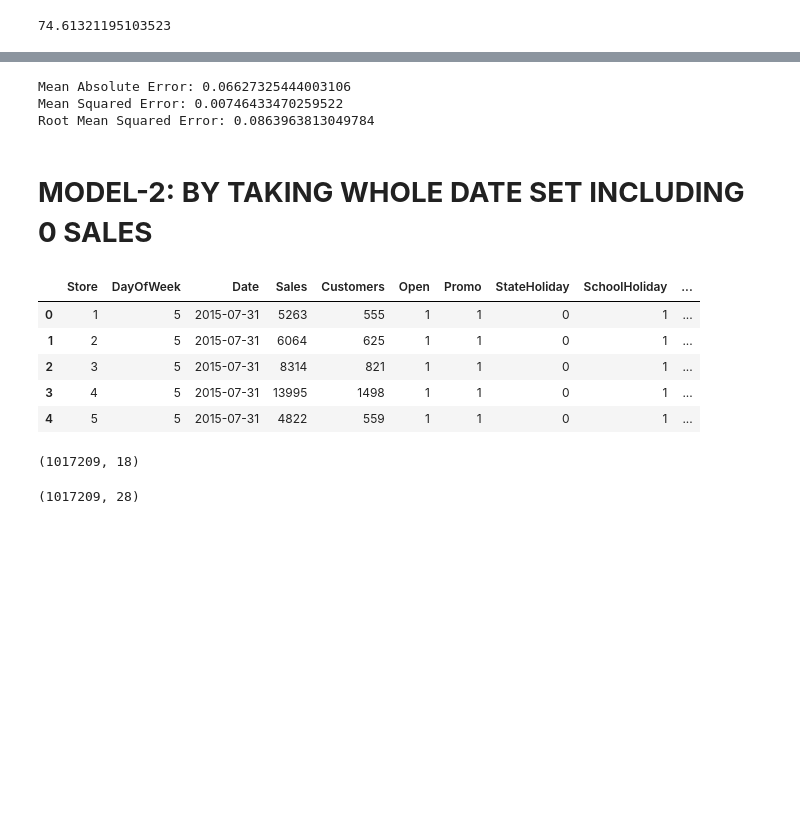
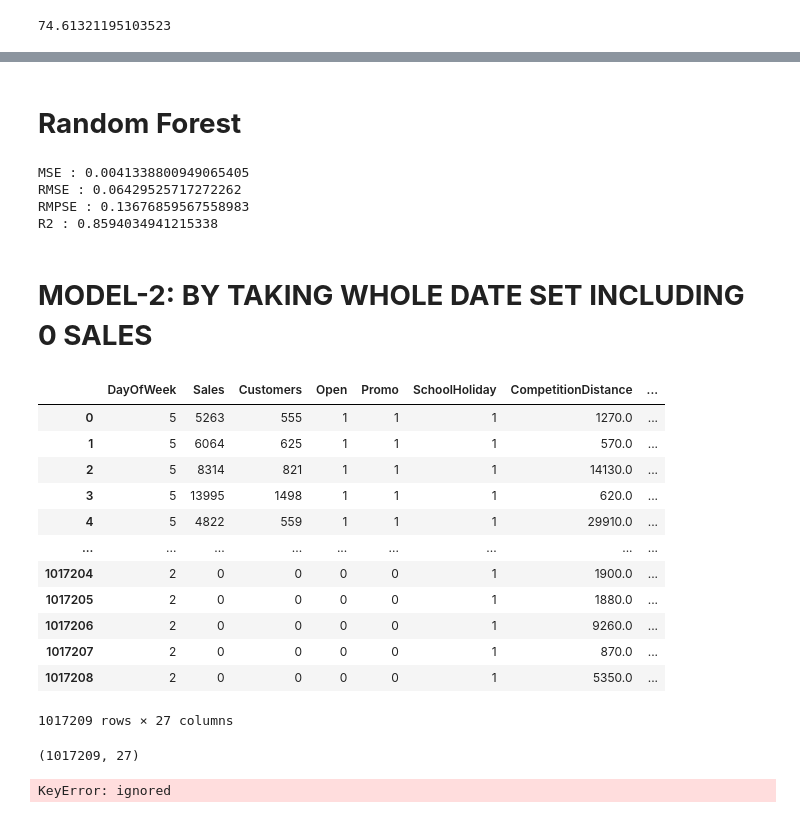
Before and after one commit to iamnaveenk/capstone-project-2-supervised-machine-learning-_retail_Sales_prediction, a Jupyter notebook: Rossmann_Sales_Prediction_Capstone_Project.ipynb, the cells around one changed output, grey strips where cells are left out. Drawn from its saved outputs; the diff is of its cells as text; code cells hidden in the pictures; blank space fills up the shorter version.

```diff
--- a/Rossmann_Sales_Prediction_Capstone_Project.ipynb
+++ b/Rossmann_Sales_Prediction_Capstone_Project.ipynb
@@ -309,0 +520,4 @@ array([1970])
+# %%
+## make copy of date sets which having all values
+
+df_copy=df.copy()
@@ -902,32 +932,53 @@ ValueError: ignored
-# %%
-print('Mean Absolute Error:', metrics.mean_absolute_error(y_test, y_pred))
-print('Mean Squared Error:', metrics.mean_squared_error(y_test, y_pred))
-print('Root Mean Squared Error:', np.sqrt(metrics.mean_squared_error(y_test, y_pred)))
-# %% [output]
-Mean Absolute Error: 0.06627325444003106
-Mean Squared Error: 0.00746433470259522
-Root Mean Squared Error: 0.0863963813049784
+# %% [markdown]
+# **Random Forest**
+# %%
+# Random forest
+# Fitting Random Forest Regression to the dataset
+# import the regressor
+random_forest=RandomForestRegressor(n_estimators =100,max_depth=10)
+random_forest.fit(X_train, y_train)
+y_pred_rf=random_forest.predict(X_test)
+MSE  = mean_squared_error(y_test, y_pred_rf)
+print("MSE :" , MSE)
+
+RMSE = np.sqrt(MSE)
+print("RMSE :" ,RMSE)
+
+RMPSE=RMSE/sales_mean
+print("RMPSE :",RMPSE)
+
+r2 = r2_score(y_test, y_pred_rf)
+print("R2 :" ,r2)
+# %% [output]
+MSE : 0.0041338800949065405
+RMSE : 0.06429525717272262
+RMPSE : 0.13676859567558983
+R2 : 0.8594034941215338
 # %% [markdown]
 # **MODEL-2: BY TAKING WHOLE DATE SET INCLUDING 0 SALES**
-# %%
-df_copy=pd.merge(rossmann_store_data,store_df,how='left', on='Store')
 # %%
-df_copy.head()
+df_copy
 # %% [output]
-|  | Store | DayOfWeek | Date | Sales | Customers | Open | Promo | StateHoliday | SchoolHoliday | ... |
-| 0 | 1 | 5 | 2015-07-31 | 5263 | 555 | 1 | 1 | 0 | 1 | ... |
-| 1 | 2 | 5 | 2015-07-31 | 6064 | 625 | 1 | 1 | 0 | 1 | ... |
-| 2 | 3 | 5 | 2015-07-31 | 8314 | 821 | 1 | 1 | 0 | 1 | ... |
-| 3 | 4 | 5 | 2015-07-31 | 13995 | 1498 | 1 | 1 | 0 | 1 | ... |
-| 4 | 5 | 5 | 2015-07-31 | 4822 | 559 | 1 | 1 | 0 | 1 | ... |
+|  | DayOfWeek | Sales | Customers | Open | Promo | SchoolHoliday | CompetitionDistance | ... |
+| 0 | 5 | 5263 | 555 | 1 | 1 | 1 | 1270.0 | ... |
+| 1 | 5 | 6064 | 625 | 1 | 1 | 1 | 570.0 | ... |
+| 2 | 5 | 8314 | 821 | 1 | 1 | 1 | 14130.0 | ... |
+| 3 | 5 | 13995 | 1498 | 1 | 1 | 1 | 620.0 | ... |
+| 4 | 5 | 4822 | 559 | 1 | 1 | 1 | 29910.0 | ... |
+| ... | ... | ... | ... | ... | ... | ... | ... | ... |
+| 1017204 | 2 | 0 | 0 | 0 | 0 | 1 | 1900.0 | ... |
+| 1017205 | 2 | 0 | 0 | 0 | 0 | 1 | 1880.0 | ... |
+| 1017206 | 2 | 0 | 0 | 0 | 0 | 1 | 9260.0 | ... |
+| 1017207 | 2 | 0 | 0 | 0 | 0 | 1 | 870.0 | ... |
+| 1017208 | 2 | 0 | 0 | 0 | 0 | 1 | 5350.0 | ... |
+1017209 rows × 27 columns
 # %%
 df_copy.shape
 # %% [output]
-(1017209, 18)
+(1017209, 27)
 # %%
-df_copy.drop(['Date','Store'],inplace=True,axis=1)
-df_copy=pd.get_dummies(df_copy)
+# Encoding our data set by get dummies
+df_copy.drop(['Store'],inplace=True,axis=1)
+df_copy=pd.get_dummies(df_copy,drop_first=True)
+# %% [output]
+KeyError: ignored
-# %%
-df_copy.shape
-# %% [output]
-(1017209, 28)
```
Also changed, not shown: parts of 155 cells of this notebook.
